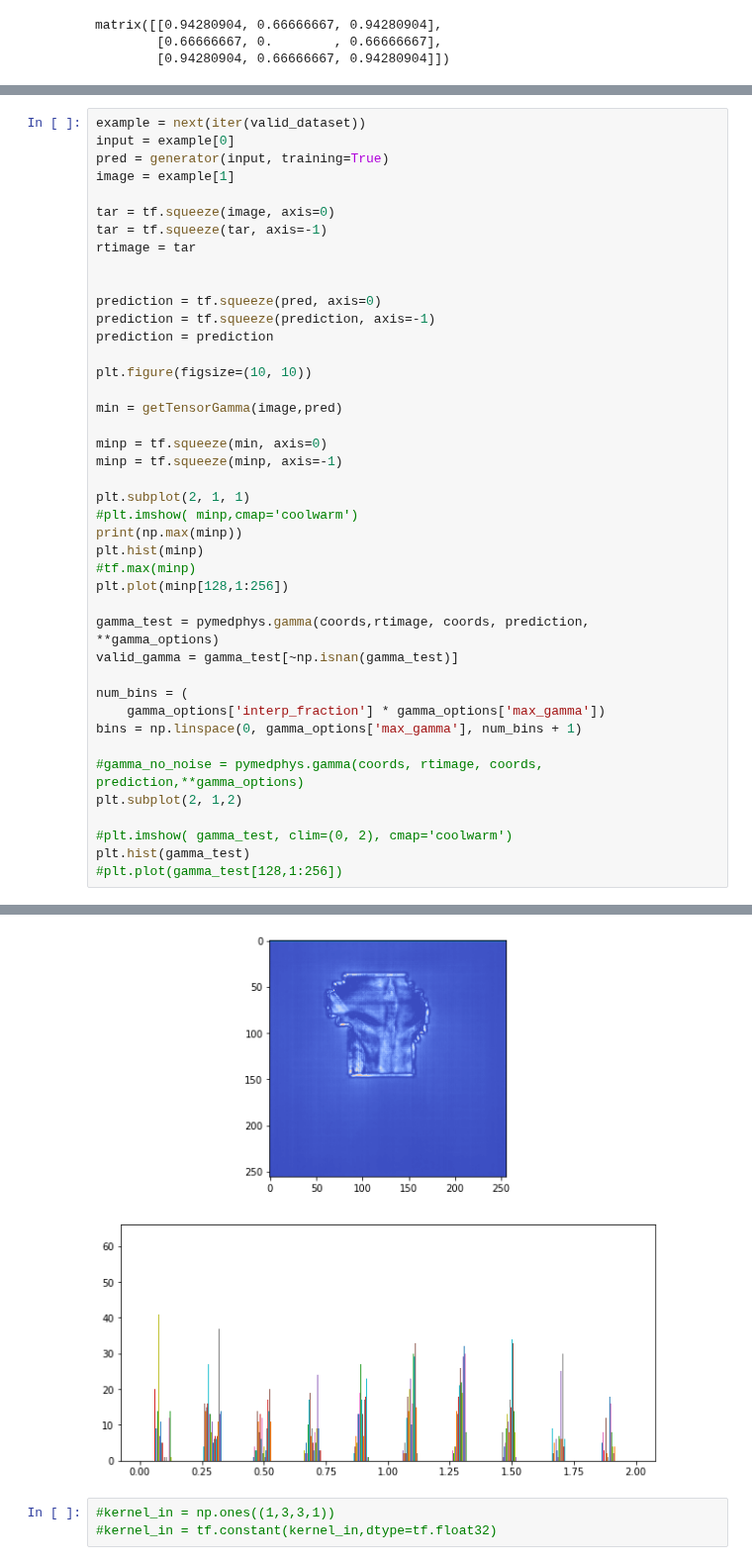
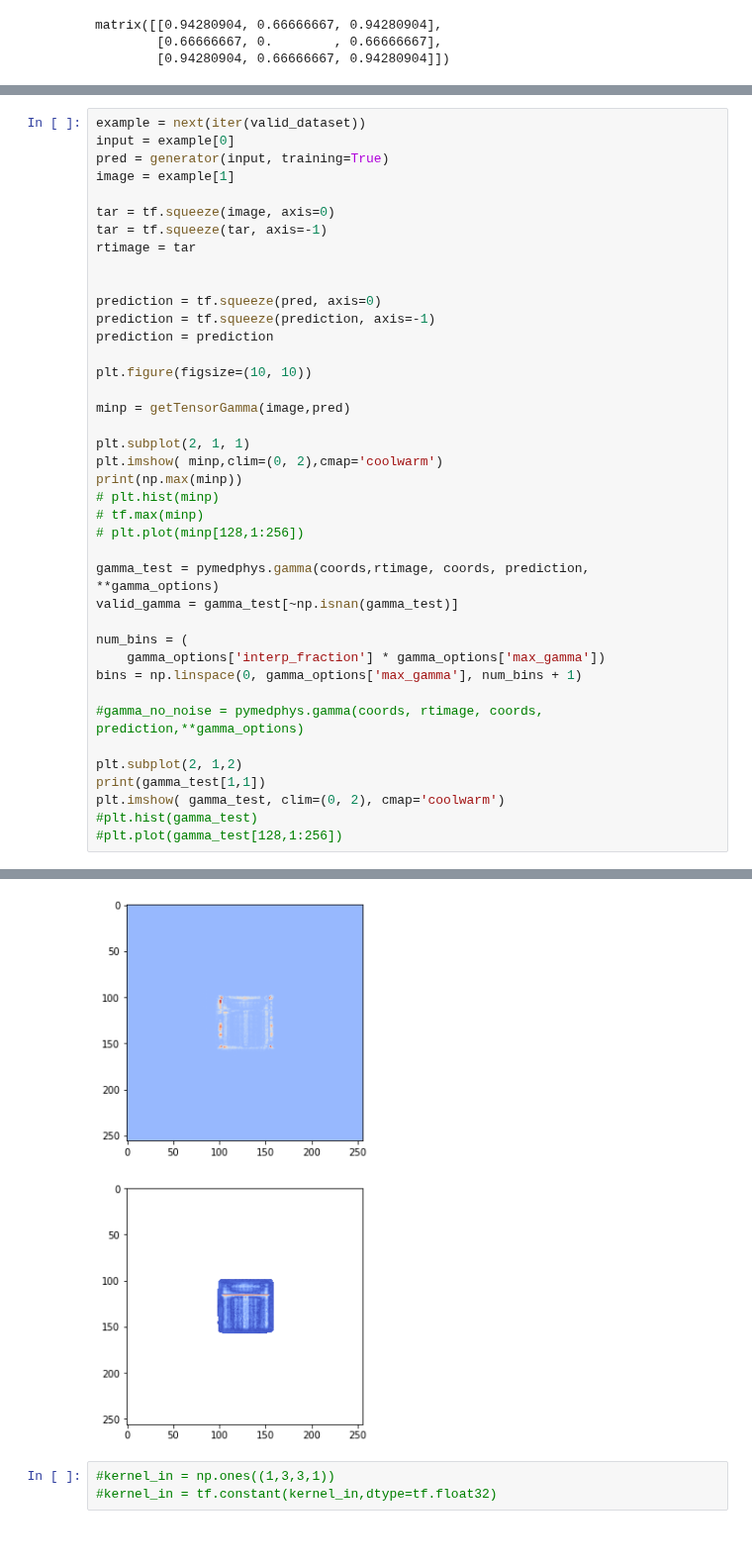
Before and after one commit to cbojechko/Image_Prediction, a Jupyter notebook: gamma_loss_test.ipynb, the cells around one changed output, grey strips where cells are left out. Shown at 99% size. Cells and saved outputs as stored; diff of their text form; blank space fills up the shorter version.

```diff
--- a/gamma_loss_test.ipynb
+++ b/gamma_loss_test.ipynb
@@ -914,17 +924,14 @@ prediction = prediction
 
 plt.figure(figsize=(10, 10))
 
-min = getTensorGamma(image,pred)
-
-minp = tf.squeeze(min, axis=0)
-minp = tf.squeeze(minp, axis=-1)
+minp = getTensorGamma(image,pred)
 
 plt.subplot(2, 1, 1)
-#plt.imshow( minp,cmap='coolwarm')
+plt.imshow( minp,clim=(0, 2),cmap='coolwarm')
 print(np.max(minp))
-plt.hist(minp)
-#tf.max(minp)
-plt.plot(minp[128,1:256])
+# plt.hist(minp)
+# tf.max(minp)
+# plt.plot(minp[128,1:256])
 
 gamma_test = pymedphys.gamma(coords,rtimage, coords, prediction, **gamma_options)
 valid_gamma = gamma_test[~np.isnan(gamma_test)]
@@ -934,9 +941,10 @@ num_bins = (
 bins = np.linspace(0, gamma_options['max_gamma'], num_bins + 1)
 
 #gamma_no_noise = pymedphys.gamma(coords, rtimage, coords, prediction,**gamma_options)
+
 plt.subplot(2, 1,2)
-
-#plt.imshow( gamma_test, clim=(0, 2), cmap='coolwarm')
-plt.hist(gamma_test)
+print(gamma_test[1,1])
+plt.imshow( gamma_test, clim=(0, 2), cmap='coolwarm')
+#plt.hist(gamma_test)
 #plt.plot(gamma_test[128,1:256])
 # %% [output]
@@ -963,4 +964,4 @@ Complete!
-[figure, old version]
+[figure, new version]
 # %%
 #kernel_in = np.ones((1,3,3,1))
 #kernel_in = tf.constant(kernel_in,dtype=tf.float32)
```
Also changed, not shown: parts of 2 cells of this notebook.
